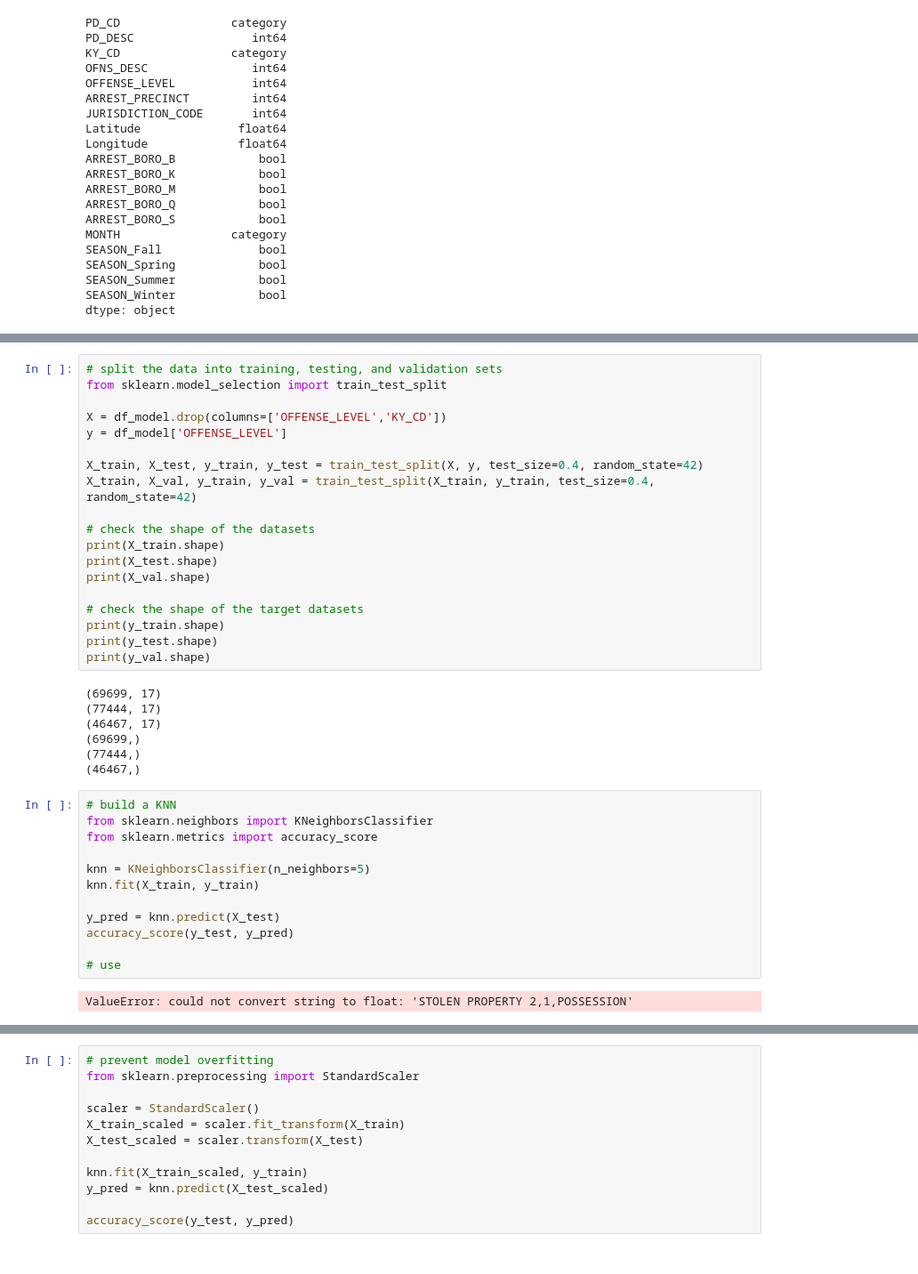
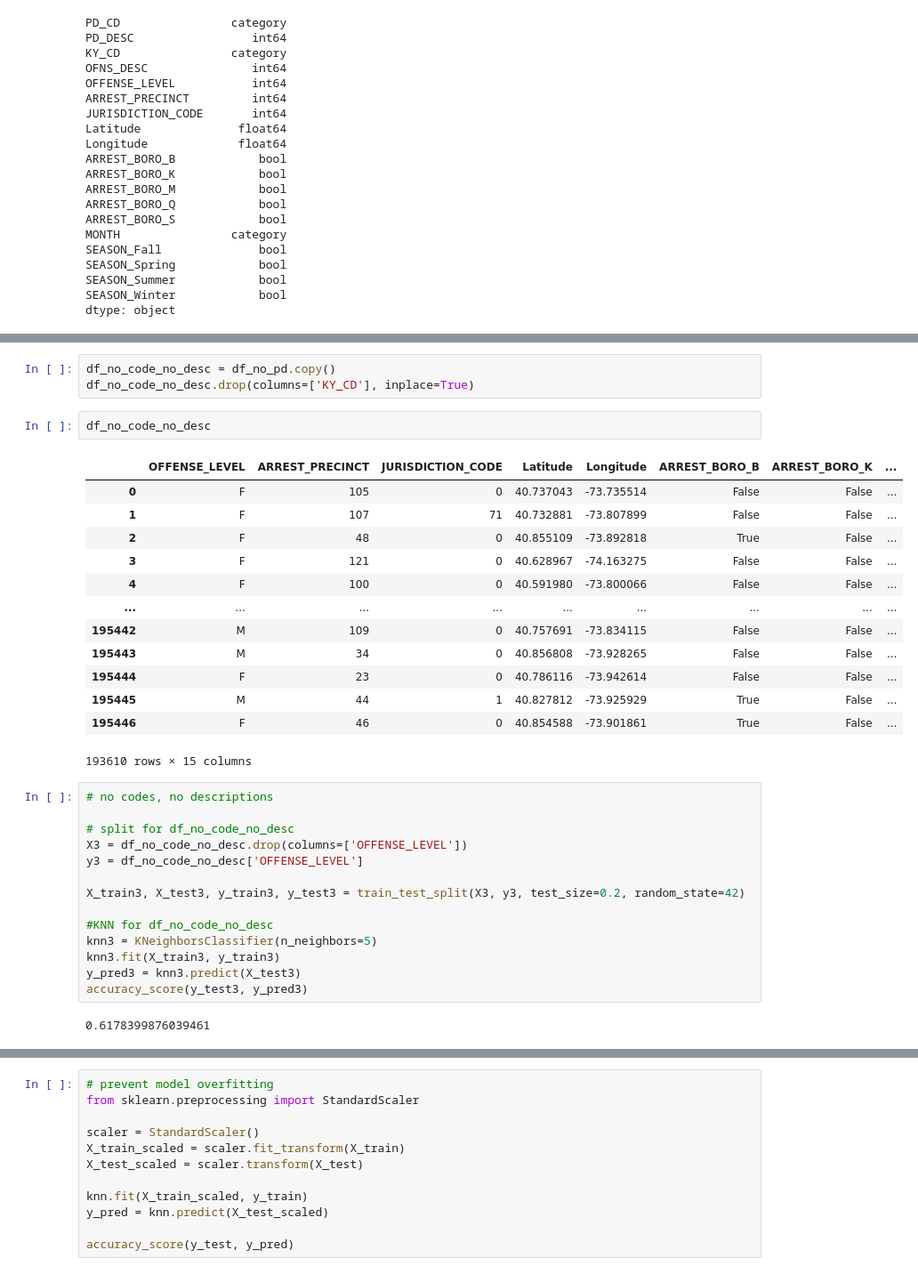
Before and after one commit to annahauk/CS513, a Jupyter notebook: annaEDA.ipynb, the cells around one changed output, grey strips where cells are left out. Shown at 89% size. Cells and saved outputs as stored; diff of their text form.

```diff
--- a/annaEDA.ipynb
+++ b/annaEDA.ipynb
@@ -689,40 +657,35 @@ dtype: object
-# %%
-# split the data into training, testing, and validation sets
-from sklearn.model_selection import train_test_split
-
-X = df_model.drop(columns=['OFFENSE_LEVEL','KY_CD'])
-y = df_model['OFFENSE_LEVEL']
-
-X_train, X_test, y_train, y_test = train_test_split(X, y, test_size=0.4, random_state=42)
-X_train, X_val, y_train, y_val = train_test_split(X_train, y_train, test_size=0.4, random_state=42)
-
-# check the shape of the datasets
-print(X_train.shape)
-print(X_test.shape)
-print(X_val.shape)
-
-# check the shape of the target datasets
-print(y_train.shape)
-print(y_test.shape)
-print(y_val.shape)
-# %% [output]
-(69699, 17)
-(77444, 17)
-(46467, 17)
-(69699,)
-(77444,)
-(46467,)
-# %%
-# build a KNN
-from sklearn.neighbors import KNeighborsClassifier
-from sklearn.metrics import accuracy_score
-
-knn = KNeighborsClassifier(n_neighbors=5)
-knn.fit(X_train, y_train)
-
-y_pred = knn.predict(X_test)
-accuracy_score(y_test, y_pred)
-
-# use
-# %% [output]
-ValueError: could not convert string to float: 'STOLEN PROPERTY 2,1,POSSESSION'
+# %%
+df_no_code_no_desc = df_no_pd.copy()
+df_no_code_no_desc.drop(columns=['KY_CD'], inplace=True)
+# %%
+df_no_code_no_desc
+# %% [output]
+|  | OFFENSE_LEVEL | ARREST_PRECINCT | JURISDICTION_CODE | Latitude | Longitude | ARREST_BORO_B | ARREST_BORO_K | ... |
+| 0 | F | 105 | 0 | 40.737043 | -73.735514 | False | False | ... |
+| 1 | F | 107 | 71 | 40.732881 | -73.807899 | False | False | ... |
+| 2 | F | 48 | 0 | 40.855109 | -73.892818 | True | False | ... |
+| 3 | F | 121 | 0 | 40.628967 | -74.163275 | False | False | ... |
+| 4 | F | 100 | 0 | 40.591980 | -73.800066 | False | False | ... |
+| ... | ... | ... | ... | ... | ... | ... | ... | ... |
+| 195442 | M | 109 | 0 | 40.757691 | -73.834115 | False | False | ... |
+| 195443 | M | 34 | 0 | 40.856808 | -73.928265 | False | False | ... |
+| 195444 | F | 23 | 0 | 40.786116 | -73.942614 | False | False | ... |
+| 195445 | M | 44 | 1 | 40.827812 | -73.925929 | True | False | ... |
+| 195446 | F | 46 | 0 | 40.854588 | -73.901861 | True | False | ... |
+193610 rows × 15 columns
+# %%
+# no codes, no descriptions
+
+# split for df_no_code_no_desc
+X3 = df_no_code_no_desc.drop(columns=['OFFENSE_LEVEL'])
+y3 = df_no_code_no_desc['OFFENSE_LEVEL']
+
+X_train3, X_test3, y_train3, y_test3 = train_test_split(X3, y3, test_size=0.2, random_state=42)
+
+#KNN for df_no_code_no_desc
+knn3 = KNeighborsClassifier(n_neighbors=5)
+knn3.fit(X_train3, y_train3)
+y_pred3 = knn3.predict(X_test3)
+accuracy_score(y_test3, y_pred3)
+# %% [output]
+0.6178399876039461
```
Also changed, not shown: parts of 5 cells of this notebook.
